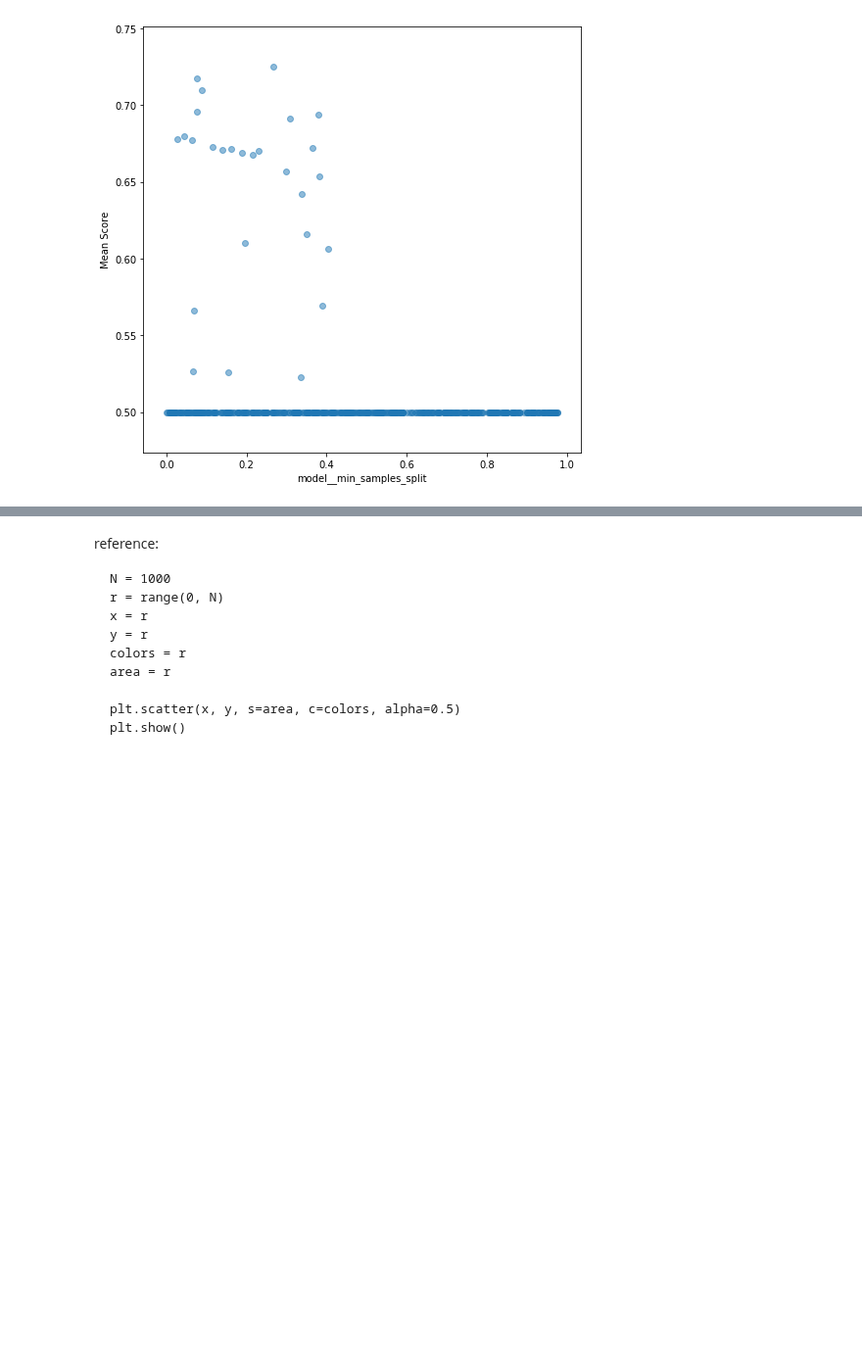
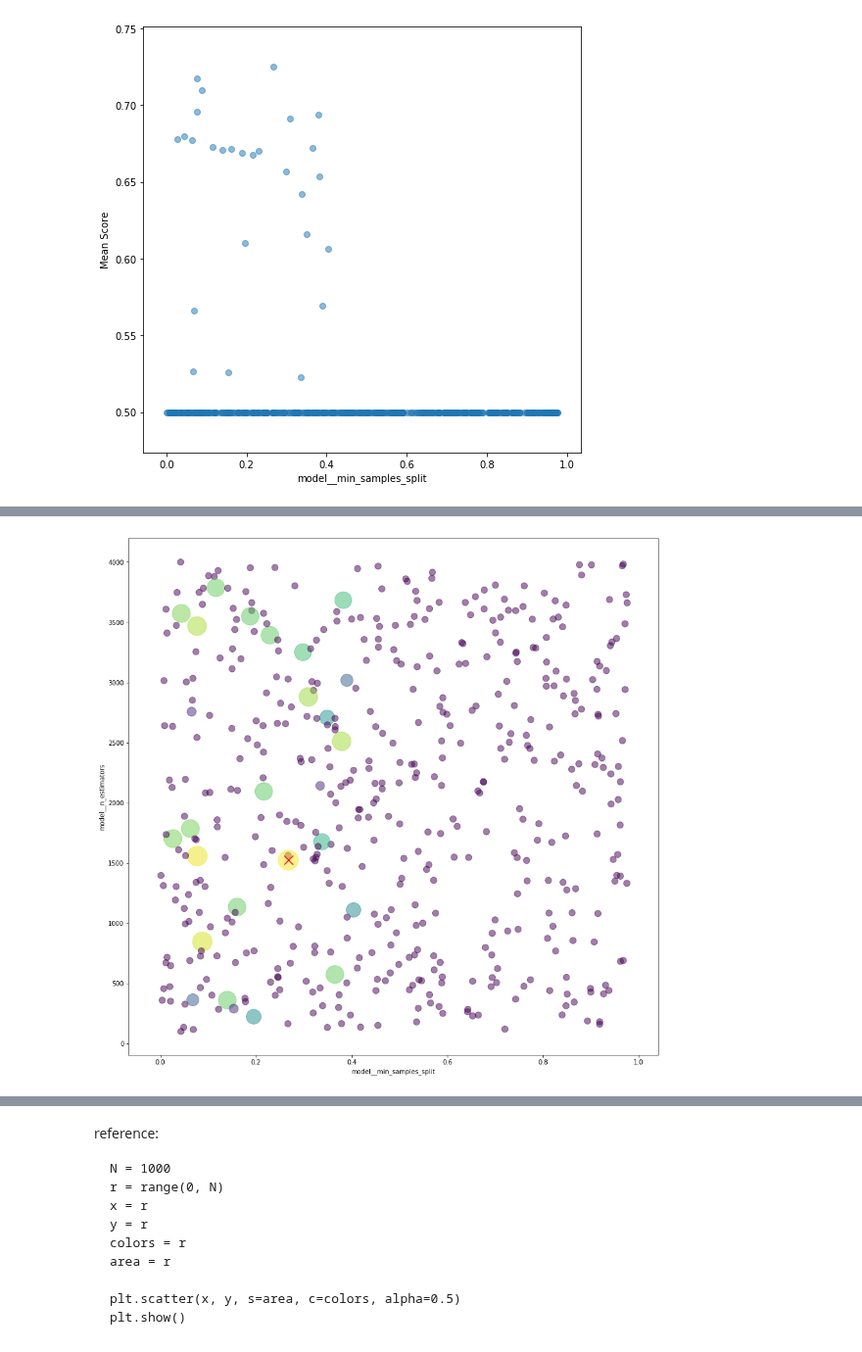
Before and after one commit to shane-kercheval/udacity, a Jupyter notebook: data_scientist_nanodegree/projects/p1_charityml/custom v2/ExtraTrees_RandomizedSearch_sklearn.ipynb, the cells around one changed output, grey strips where cells are left out. Shown at 98% size. Drawn from its saved outputs; the diff is of its cells as text; code cells hidden in the pictures; blank space fills up the shorter version.

```diff
--- a/data_scientist_nanodegree/projects/p1_charityml/custom v2/ExtraTrees_RandomizedSearch_sklearn.ipynb
+++ b/data_scientist_nanodegree/projects/p1_charityml/custom v2/ExtraTrees_RandomizedSearch_sklearn.ipynb
@@ -631,8 +646,10 @@ compare_two_parameters(x_label, y_label)
 # %%
 grid_search.best_score_, grid_search.best_params_
 # %%
-x_label = 'model__base_estimator__min_samples_split'
+x_label = 'model__min_samples_split'
 y_label = 'model__n_estimators'
 compare_two_parameters(x_label, y_label)
+# %% [output]
+[figure, added]
 # %%
 grid_search.best_score_, grid_search.best_params_
```
Also changed, not shown: parts of 5 cells of this notebook.
